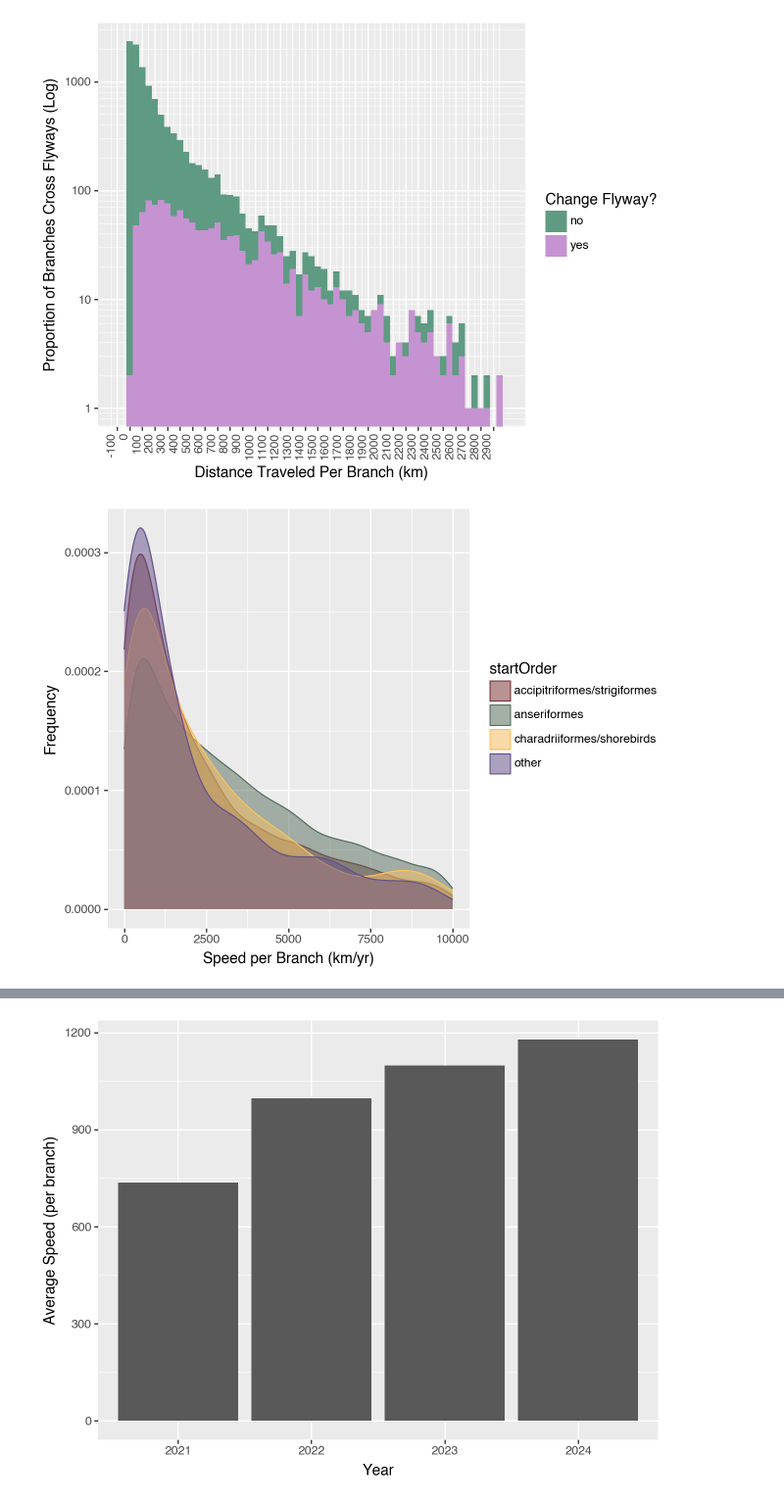
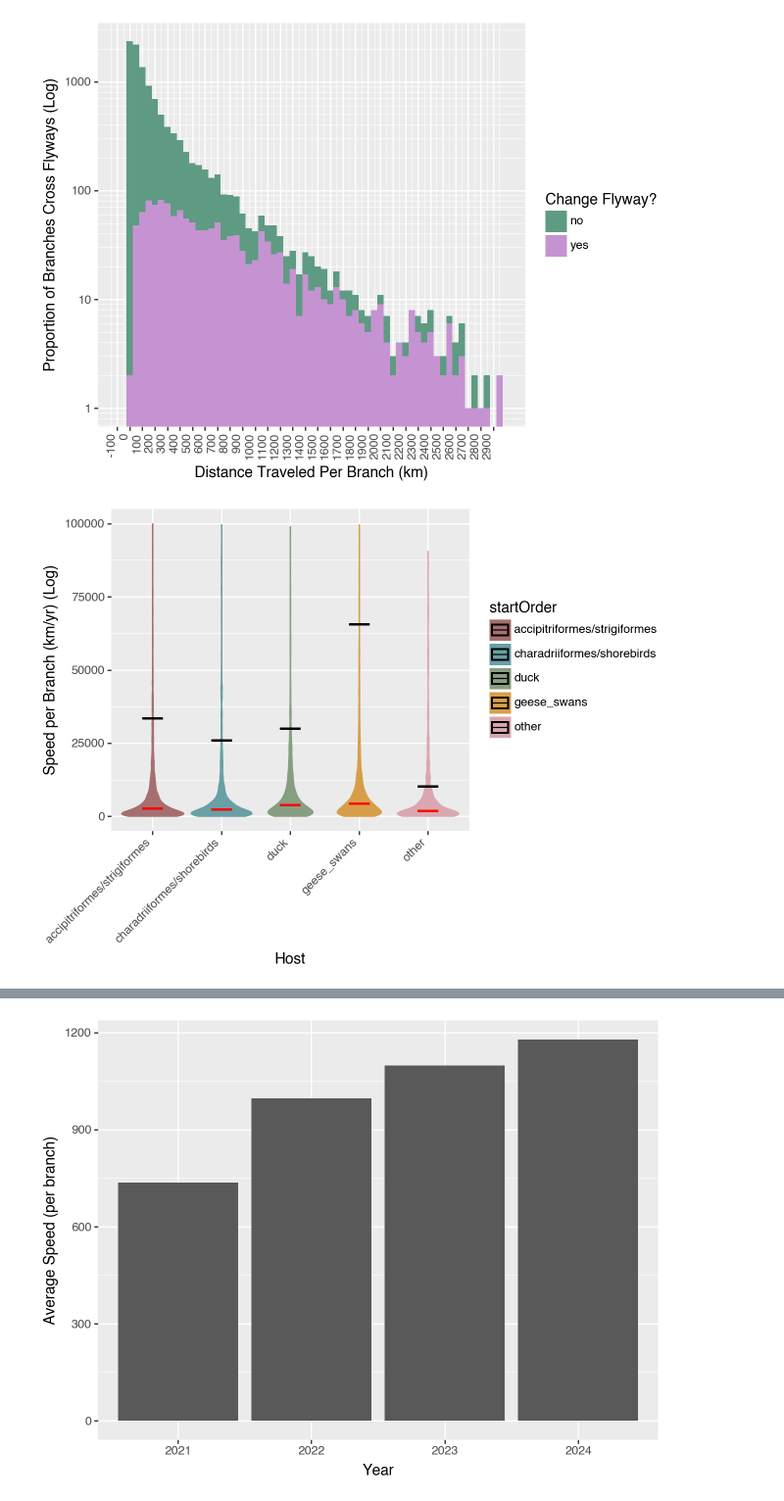
Before and after one commit to moncla-lab/H5-avian-ecology, a Jupyter notebook: cont_phyl_mcc_plotting.ipynb, the cells around one changed output, grey strips where cells are left out. Shown at 98% size. Drawn from its saved outputs; the diff is of its cells as text; code cells hidden in the pictures.

```diff
--- a/cont_phyl_mcc_plotting.ipynb
+++ b/cont_phyl_mcc_plotting.ipynb
@@ -20,8 +27,9 @@ from shapely.validation import make_valid
 # Read in the MCC CSV
 
 # FILE = "./SERAPHIM/nov2021-2024/NAm_wild-aves_nov2021-2024_ha_MCC.csv"
-FILE = "./SERAPHIM/nov2021-2024_no-suliformes/NAm_wild-aves_nov2021-2024_no-suliformes_ha_MCC.csv"
-# FILE = "./SERAPHIM/nov2021-2024_no-suliformes_contphyl-orderDTA/NAm_wild-aves_nov2021-2024_no-suliformes_contphyl-order_MCC.csv"
+# FILE = "./SERAPHIM/nov2021-2024_no-suliformes/NAm_wild-aves_nov2021-2024_no-suliformes_ha_MCC.csv"
+# FILE = "./SERAPHIM/nov2021-2024_no-suliformes_DTA/order_dta/NAm_wild-aves_nov2021-2024_no-suliformes_ha_contphyl_order-DTA_MCC.csv"
+FILE = "./SERAPHIM/nov2021-2024_no-suliformes_DTA/duckduckgoose_dta/NAm_wild-aves_nov2021-2024_no-suliformes_ha_contphyl_ddg-DTA_MCC.csv"
 
 mcc = pd.read_csv(FILE, sep = ',')
 # %%
@@ -1058,18 +1059,25 @@ dist_changeFlyway_logged.show()
 # %%
 # Plot 11, 12, 13, 14, 15, 16, 17: applicable if you have host designations integrated into the csv
 
-host_colors = {"accipitriformes/strigiformes":"#7E3636",
-               "anseriformes":"#566F5E",
-               "charadriiformes/shorebirds":"#FEC260",
-               "other":"#65518A"
-              }
+# host_colors = {"accipitriformes/strigiformes":"#7E3636",
+#                "anseriformes":"#566F5E",
+#                "charadriiformes/shorebirds":"#FEC260",
+#                "other":"#65518A"
+#               }
+
+host_colors = {"accipitriformes/strigiformes":"#A66F6F",
+                   "duck":"#879E82",
+                   "geese_swans": "#D69E49",
+                   "charadriiformes/shorebirds":"#68A0A6",
+                   "other":"#D9A7B0"
+                  }
 
 start_hosts = (
-    ggplot(MCCDATA, aes(x = "startOrder", fill = "startOrder"))
+    ggplot(MCCDATA, aes(x = "endOrder", fill = "endOrder"))
     + geom_col(stat = "count")
     + scale_fill_manual(values=host_colors)
     + theme(axis_text_x=element_text(rotation=30, hjust=1))
-    + labs(x = "Starting Node - Host Order", y = "Frequency")
+    + labs(x = "Ending Node - Host Order", y = "Frequency")
 )
 
 change_hosts = (
@@ -1084,7 +1092,7 @@ dist_over_time_host = (
     + geom_point(alpha=0.5)
     + scale_color_manual(values=host_colors)
     # + scale_y_log10()
-#    + facet_wrap("endYear_whole")
+    + facet_wrap("startOrder")
     + labs(x = "Time at End Node", y = "Distance per Branch (km)")
 )
 
@@ -1092,59 +1100,81 @@ dist_over_time_host = (
 speed_over_time_host = (
     ggplot(MCCDATA, aes(x = "endYear", y = "branchSpeed", color = "startOrder"))
     + geom_point(alpha=0.5)
-   + facet_wrap("endYear_whole")
+    + geom_smooth(aes(x = "endYear", y = "branchSpeed"), color = "black")
+    + facet_wrap("startOrder")
     + scale_color_manual(values=host_colors)
     + scale_y_log10()
     + labs(x = "Time at End Node", y = "Speed per Branch (km/yr)")
 )
 
-# speed_per_host = (
-#     ggplot(MCCDATA, aes(x = "startOrder", y = "branchSpeed", color = "startOrder", fill = "startOrder"))
-#     + geom_violin()
-#     + scale_fill_manual(values=host_colors)
-#     + scale_color_manual(values=host_colors)
-#     + ylim(-5, 10000)
-#     + labs(x = "Host", y = "Speed per Branch (km/yr)")
-#     + theme(axis_text_x=element_text(rotation=45, hjust=1))
-# )
+# Compute the mean/medians by startOrder if you want to display them in speed_per_host1
+medians = MCCDATA.groupby("startOrder", as_index=False)["branchSpeed"].median()
+medians = medians.rename(columns={"branchSpeed": "medianSpeed"})
+means = MCCDATA.groupby("startOrder", as_index=False)["branchSpeed"].mean()
+means = means.rename(columns={"branchSpeed": "meanSpeed"})
+means["label"] = "Mean = " + means["meanSpeed"].round(2).astype(str)
+hpd5 = MCCDATA.groupby("startOrder", as_index=False)["branchSpeed"].quantile(0.05).rename(columns={"branchSpeed":"5_hpd"})
+hpd95 = MCCDATA.groupby("startOrder", as_index=False)["branchSpeed"].quantile(0.95).rename(columns={"branchSpeed":"95_hpd"})
+medians = medians.merge(hpd95, on = "startOrder")
+medians = medians.merge(hpd5, on = "startOrder")
+medians["label"] = "90% HPD = " + hpd["5_hpd"].round(2).astype(str) + " - " + hpd["95_hpd"].round(2).astype(str)
 
-speed_per_host = (
+speed_per_host1 = (
+    ggplot(MCCDATA, aes(x = "startOrder", y = "branchSpeed", color = "startOrder", fill = "startOrder"))
+    + geom_violin()
+    + geom_crossbar(aes(x="startOrder", y="medianSpeed", ymin="medianSpeed", ymax="medianSpeed"), data=medians, width=0.3, color="red")
+    + geom_crossbar(aes(x="startOrder", y="meanSpeed", ymin="meanSpeed", ymax="meanSpeed"), data=means, width=0.3, color="black")
+    + scale_fill_manual(values=host_colors)
+    + scale_color_manual(values=host_colors)
+    + ylim(100, 100000)
+    # + scale_y_log10()
+    + labs(x = "Host", y = "Speed per Branch (km/yr) (Log)")
+    + theme(axis_text_x=element_text(rotation=45, hjust=1))
+)
+
+speed_per_host2 = (
     ggplot(MCCDATA, aes(x = "branchSpeed", fill = "startOrder", color = "startOrder"))
     # + geom_area(stat = "count", alpha = 0.3)
-    + geom_density(alpha=0.5)
+    + geom_density(alpha=0.65)
+    + geom_text(means, aes(x="meanSpeed", y=1, label="label"), color="black",size=8, ha='right')
+    + geom_text(medians, aes(x="medianSpeed", y=0.90, label="label"), color="black",size=8, ha='center')
     + scale_fill_manual(values=host_colors)
     + scale_color_manual(values=host_colors)
-    + xlim(-5, 10000)
-    + labs(x = "Speed per Branch (km/yr)", y = "Frequency")
+    # + xlim(-5, 10000)
+    + scale_x_log10()
+    + facet_wrap("startOrder")
+    + labs(x = "Speed per Branch (km/yr) (Log)", y = "Frequency")
+    + theme(figure_size = (10, 7))
 )
 
 seasonal_scatter_hosts = (
-    ggplot(MCCDATA, aes(x = "changeLon", y = "changeLat", color = "startOrder"))
+    ggplot(MCCDATA, aes(x = "changeLon", y = "changeLat", color = "endOrder"))
     + geom_point(alpha = 0.5)
     + scale_color_manual(values=host_colors)
     + facet_grid("endYear_whole ~ season")
     + xlim(-100, 100)
     + ylim(-35, 35)
     + labs(x = "Change in Longitude \n West to East", y = "Change in Latitude \n South to North")
     + theme(figure_size = (10, 5))
 )
 
 # Heat map of what each change in order goes from and to
 MCCDATA_hostchanges = MCCDATA[MCCDATA["changeOrder"] == "yes"].groupby(['startOrder', 'endOrder']).size().reset_index(name='freq')
 from_to_host = (
-    ggplot(MCCDATA_hostchanges, aes(x = "startOrder", y = "endOrder", fill = "freq"))
+    ggplot(MCCDATA_hostchanges, aes(x = "endOrder", y = "startOrder", fill = "freq"))
     + geom_tile()
-    + labs(title = "Transmission Between Orders", x = "From", y = "To")
+    + labs(title = "Transmission Between Orders", x = "To", y = "From")
     + theme_minimal()
     + theme(axis_text_x=element_text(rotation=45, hjust=1))
 )
 
-#start_hosts.show()
+# start_hosts.show()
 #change_hosts.show()
-#dist_over_time_host.show()
-#speed_over_time_host.show()
-speed_per_host.show()
+# dist_over_time_host.show()
+# speed_over_time_host.show()
+speed_per_host1.show()
+speed_per_host2.show()
 #seasonal_scatter_hosts.show()
-#from_to_host.show()
+# from_to_host.show()
 # %% [output]
-[figure, old version]
+[figure, new version]
```
Also changed, not shown: parts of 13 cells of this notebook, 21 other files.
